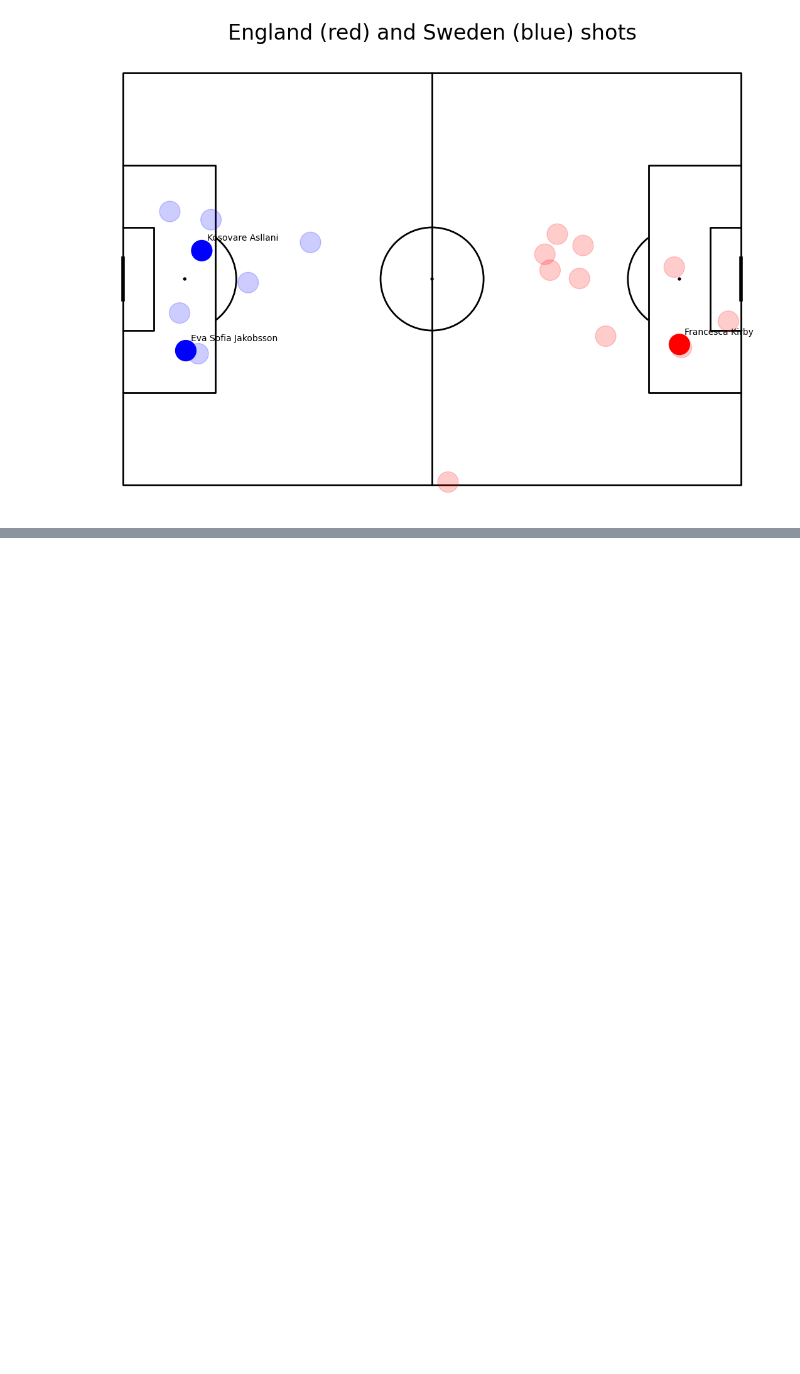
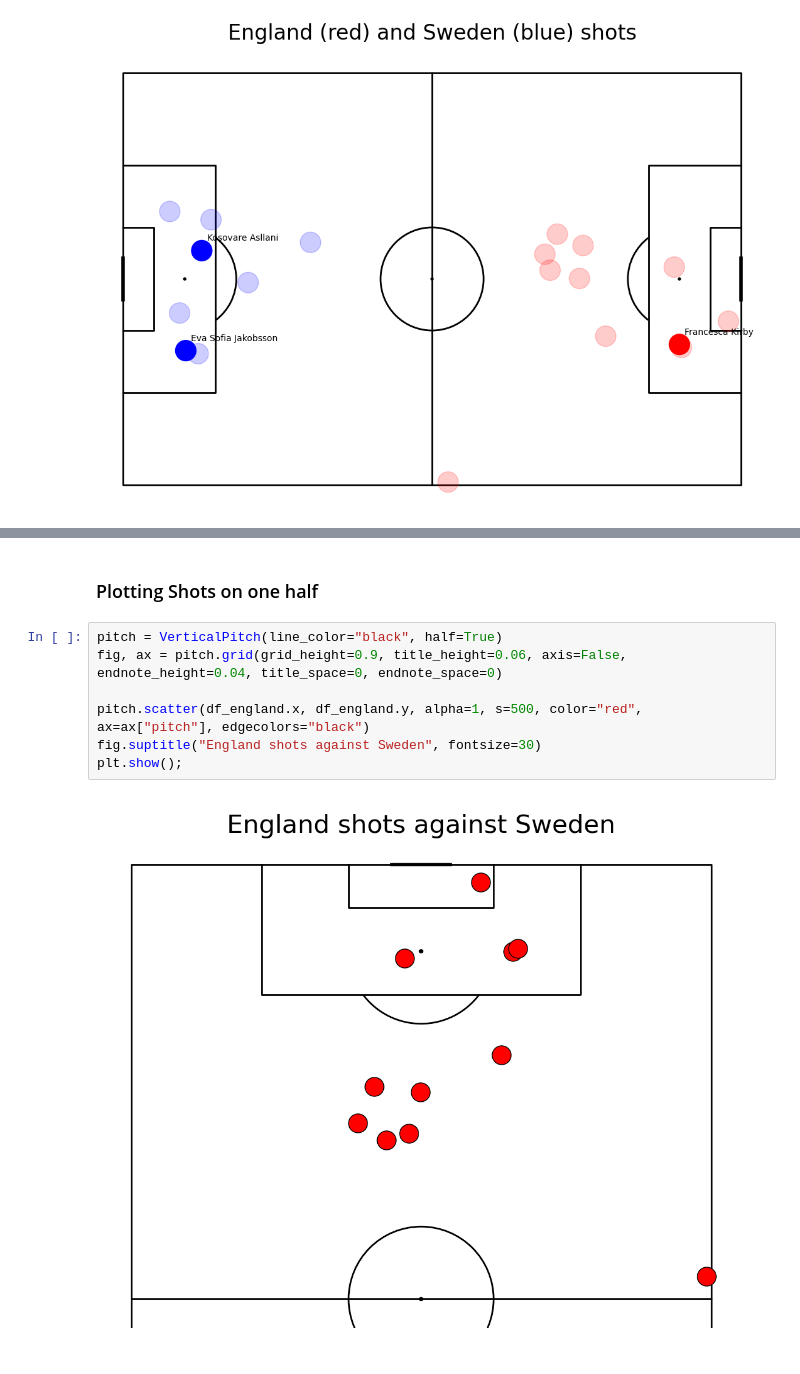
Before and after one commit to jimmybunter01/Soccermatics, a Jupyter notebook: Notebooks/1_Visualising_Football/Plotting_Shots.ipynb, the cells around one changed output, grey strips where cells are left out. Cells and saved outputs as stored; diff of their text form; blank space fills up the shorter version.

```diff
--- a/Notebooks/1_Visualising_Football/Plotting_Shots.ipynb
+++ b/Notebooks/1_Visualising_Football/Plotting_Shots.ipynb
@@ -48,0 +88,11 @@ plt.show();
+# %% [markdown]
+### Plotting Shots on one half
+# %%
+pitch = VerticalPitch(line_color="black", half=True)
+fig, ax = pitch.grid(grid_height=0.9, title_height=0.06, axis=False, endnote_height=0.04, title_space=0, endnote_space=0)
+
+pitch.scatter(df_england.x, df_england.y, alpha=1, s=500, color="red", ax=ax["pitch"], edgecolors="black")
+fig.suptitle("England shots against Sweden", fontsize=30)
+plt.show();
+# %% [output]
+[figure, added]
```
Also changed, not shown: parts of 15 cells of this notebook, 2 other files.
